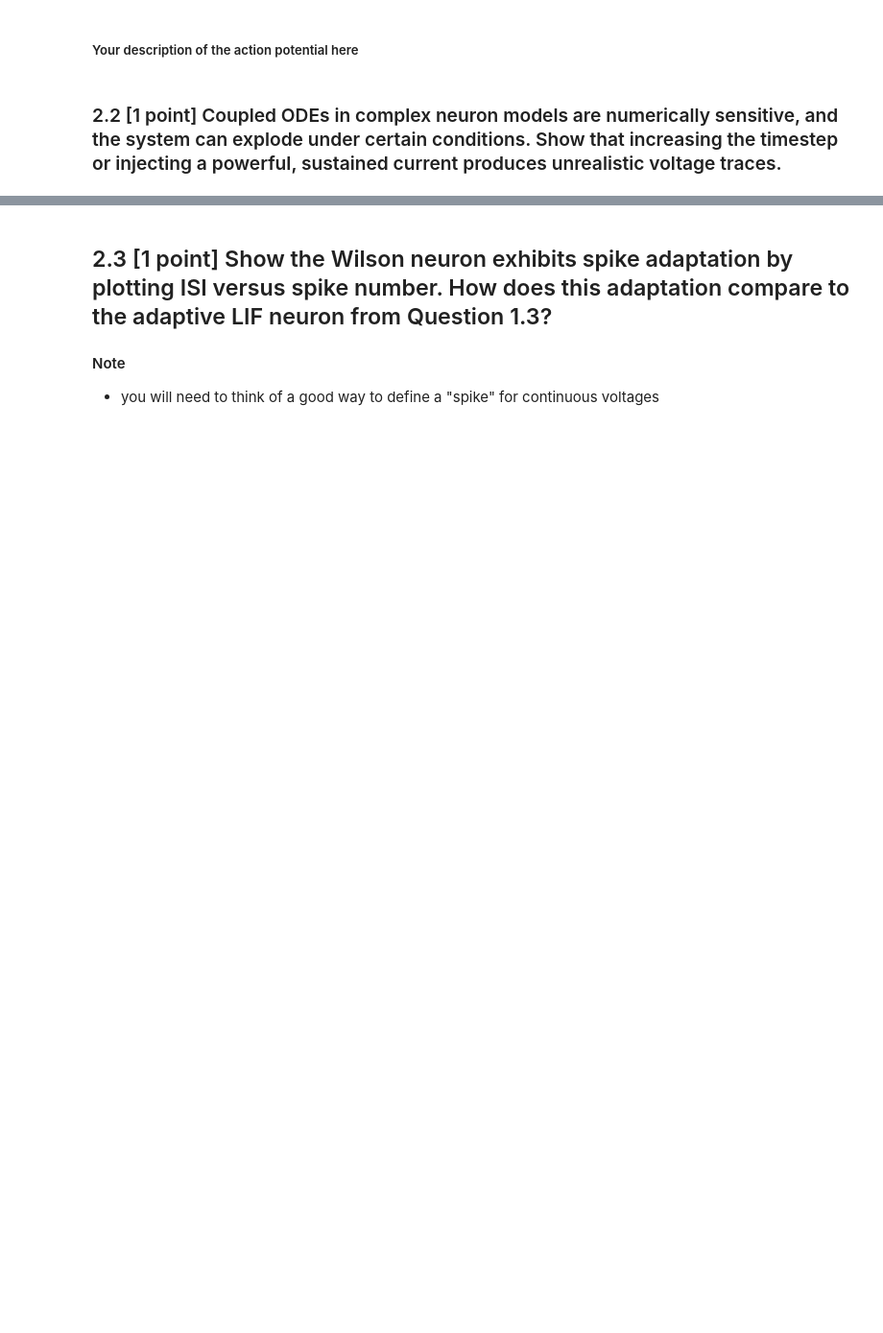
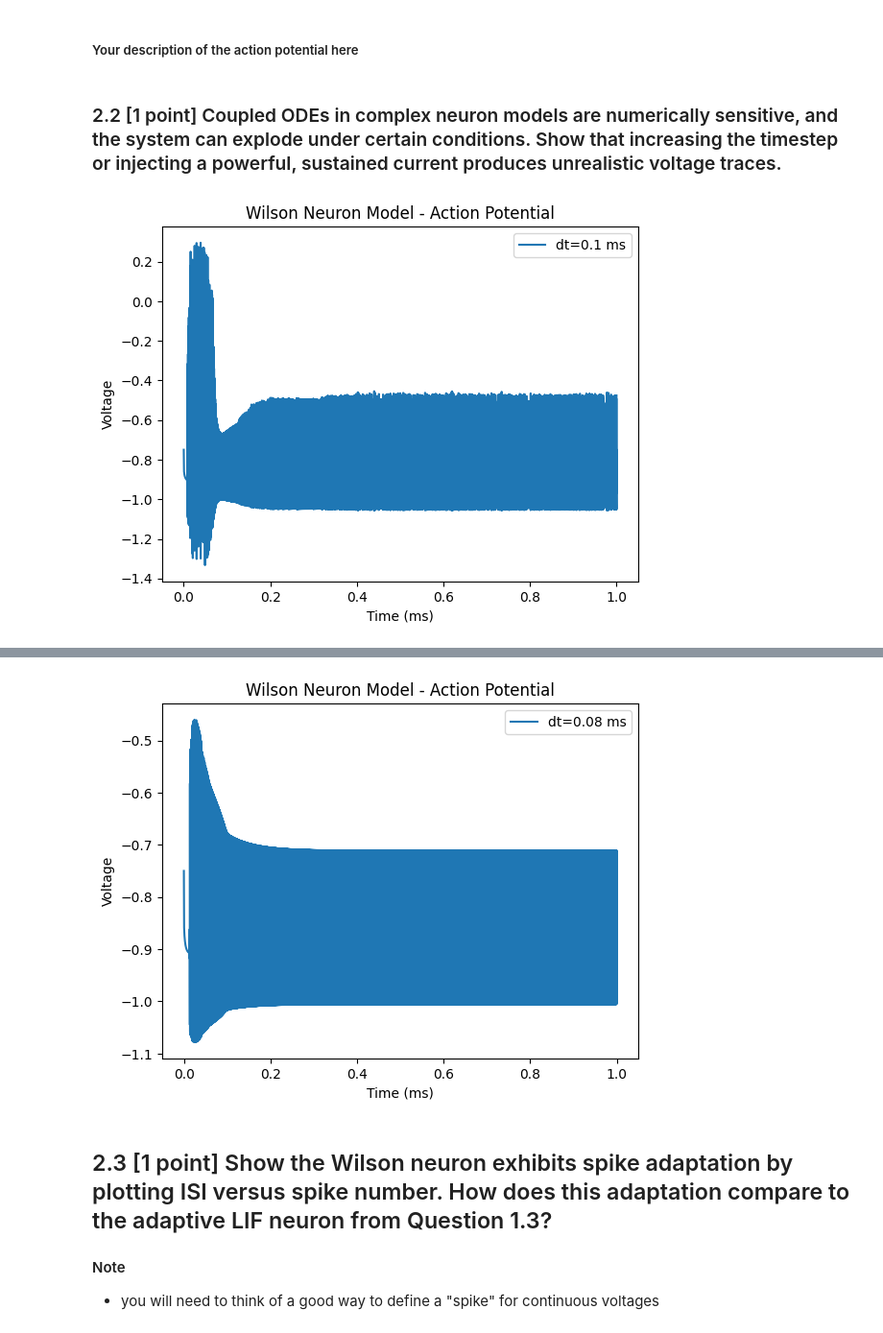
Before and after one commit to mr-nudo/neuronModels1, a Jupyter notebook: syde552_file_(1).ipynb, the cells around one changed output, grey strips where cells are left out. Shown: that part at 96% size. Drawn from its saved outputs; the diff is of its cells as text; code cells hidden in the pictures; blank space fills up the shorter version.

```diff
--- a/syde552_file_(1).ipynb
+++ b/syde552_file_(1).ipynb
@@ -361,0 +448,60 @@ where $v$ is voltage, $r$ is a recovery variable, and $h$ is a conductance varia
+# %%
+def run_simulation(dt, I_ext_values):
+    start_scope()
+
+    # Set the default clock time
+    defaultclock.dt = dt*ms
+
+    # Wilson Neuron model equations with external current using a TimedArray
+    eqs = '''
+    dv/dt = -((17.81 + 47.58*v + 33.80*v**2)*(v - 0.48) - 26*r*(v + 0.95) - 13*h*(v + 0.95) + I_ext)/tau_v : 1
+    dr/dt = -(r + 1.29*v + 0.79 + 3.30*(v + 0.38)**2)/tau_r : 1
+    dh/dt = -(h - 11*(v + 0.754)*(v + 0.69))/tau_h : 1
+    '''
+
+    # Initial conditions
+    v0 = -0.75
+    r0 = 0.2
+    h0 = 0.1
+
+    # Neuron group
+    neuron = NeuronGroup(1, eqs, threshold='v > 0.3', reset='v = -0.9', method='euler')
+
+    # Set initial conditions
+    neuron.v = v0
+    neuron.r = r0
+    neuron.h = h0
+    neuron.add_attribute('I_ext')
+
+    # State monitor
+    monitor_v = StateMonitor(neuron, 'v', record=True)
+
+    # Run the simulation
+    run(500*ms)
+
+    # Assign values from TimedArray to the added attribute
+    neuron.I_ext = I_ext_values(neuron.t)
+
+    # Run the simulation again
+    run(500*ms)
+
+    # Plot voltage vs. time
+    plt.plot(monitor_v.t, monitor_v.v[0], label=f'dt={dt} ms')
+    plt.xlabel('Time (ms)')
+    plt.ylabel('Voltage')
+    plt.title('Wilson Neuron Model - Action Potential')
+    plt.legend()
+    plt.show()
+
+# Time array for the external current
+times = np.arange(0, 1000, defaultclock.dt / ms) * ms
+I_ext_values = TimedArray(3 * (times < 0.1*ms), dt=defaultclock.dt)
+
+# Run simulations with different timesteps
+run_simulation(0.1, I_ext_values)
+
+# Run simulation with a powerful sustained current
+I_ext_values_sustained = TimedArray(10*(times < 100*ms), dt=defaultclock.dt)
+run_simulation(0.08, I_ext_values_sustained)
+# %% [output]
+[figure, added]
@@ -362,3 +509,4 @@ where $v$ is voltage, $r$ is a recovery variable, and $h$ is a conductance varia
+[figure, added]
 # %% [markdown]
 ## 2.3 [1 point] Show the Wilson neuron exhibits spike adaptation by plotting ISI versus spike number. How does this adaptation compare to the adaptive LIF neuron from Question 1.3?
 
```
Also changed, not shown: parts of 14 cells of this notebook.
